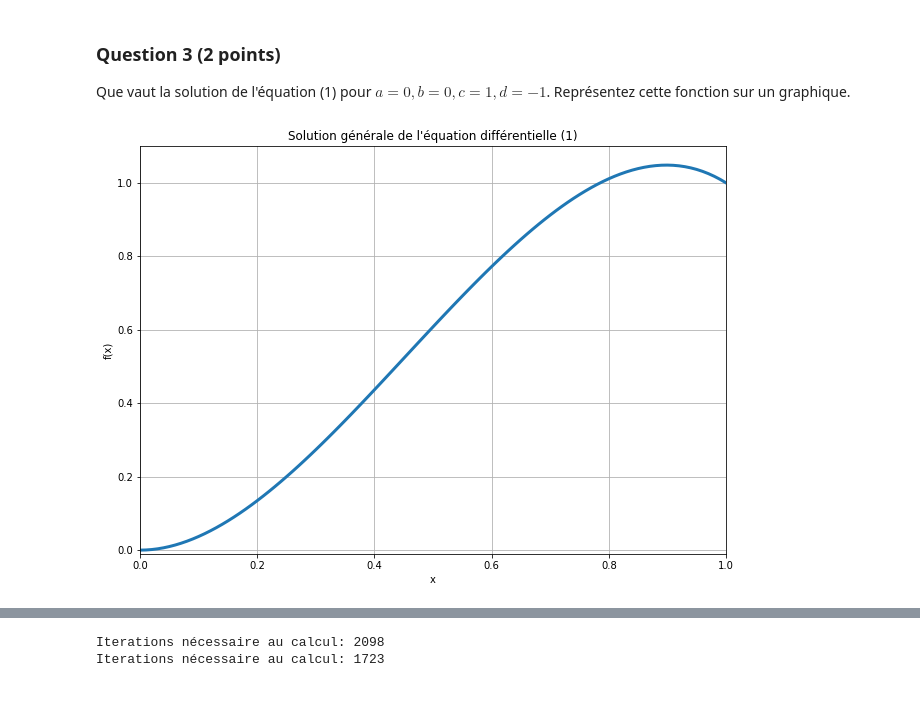
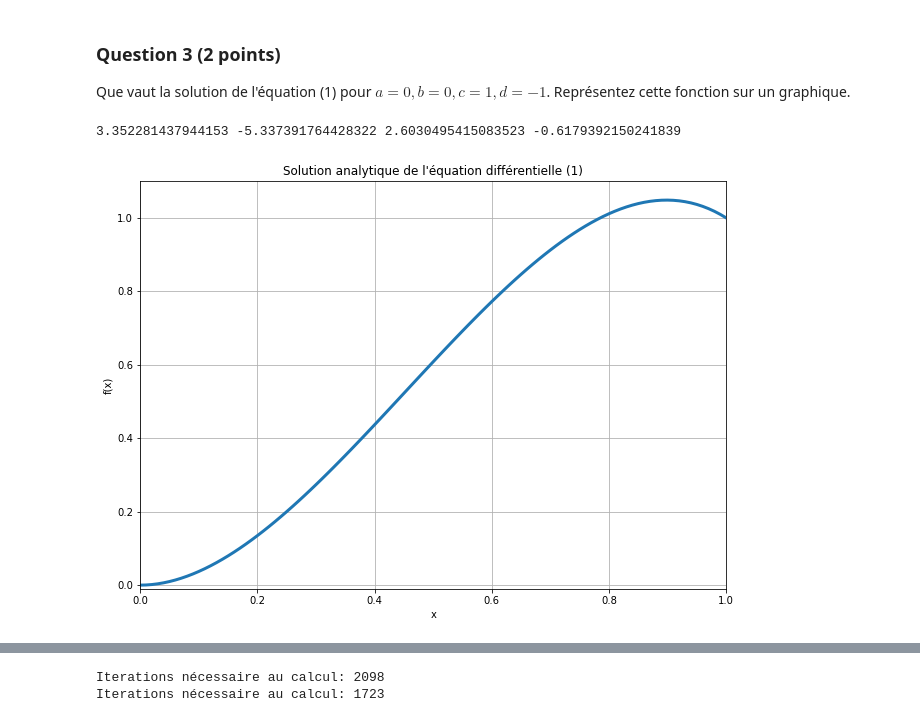
Before and after one commit to ilahmaid/MQ-MOOC, a Jupyter notebook: Gradient.ipynb, the cells around one changed output, grey strips where cells are left out. Drawn from its saved outputs; the diff is of its cells as text; code cells hidden in the pictures.

```diff
--- a/Gradient.ipynb
+++ b/Gradient.ipynb
@@ -104,16 +111,19 @@ Que vaut la solution de l'équation (1) pour $a=0, b=0, c=1, d=-1$. Représentez
 #on résout pour nos conditions aux bords et on utilise la forme analytique de la question 1
 C1, C2, C3, C4 = boundaries_solve(0,1,0,-1)
 p0 = C1*np.exp(-2*x)+C2*np.exp(-x)+C3*np.exp(x)+C4*np.exp(2*x)
+print(C1, C2, C3, C4)
+# %% [output]
+3.352281437944153 -5.337391764428322 2.6030495415083523 -0.6179392150241839
 # %%
 #--------------------------------- Graphe
 pyplot.figure(figsize=(10.5,7.5))
-pyplot.title('Solution générale de l\'équation différentielle (1)' )
+pyplot.title('Solution analytique de l\'équation différentielle (1)' )
 pyplot.xlabel('x')
 pyplot.ylabel('f(x)')
 pyplot.plot(x, p0,
             color='C0', linestyle='-',linewidth=3)
 pyplot.xlim(0,1)
 pyplot.ylim(-0.01,1.1)
 pyplot.grid()
 # %% [output]
-[figure, old version]
+[figure, new version]
```
Also changed, not shown: parts of 22 cells of this notebook.
